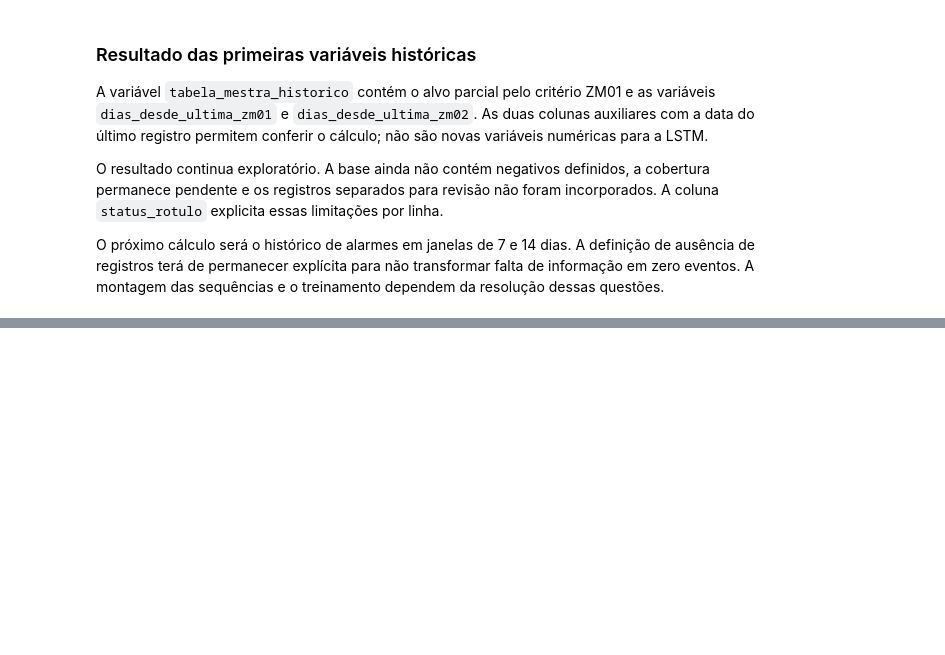
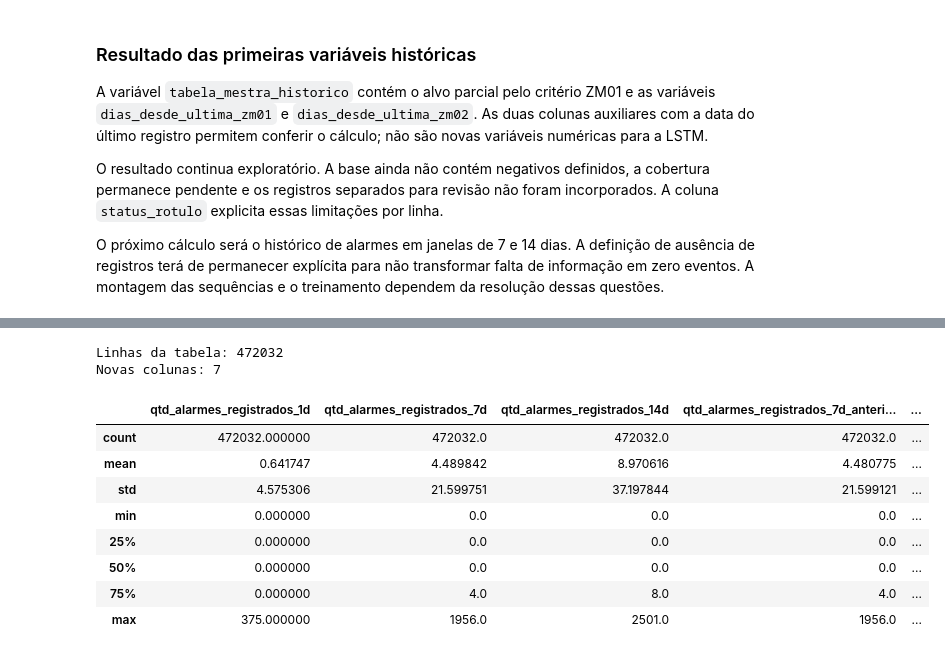
Before and after one commit to joaocardosodias/Lumem, a Jupyter notebook: models/modelo-rnn-1/01-criacao-tabela-mestra.ipynb, the cells around one changed output, grey strips where cells are left out. Saved outputs shown, nothing was run; the diff lists cells and outputs as text; code cells hidden in the pictures; blank space fills up the shorter version.

```diff
--- a/models/modelo-rnn-1/01-criacao-tabela-mestra.ipynb
+++ b/models/modelo-rnn-1/01-criacao-tabela-mestra.ipynb
@@ -1835,0 +1948,21 @@ O próximo cálculo será o histórico de alarmes em janelas de 7 e 14 dias. A d
+# %%
+for dias in [7, 14]:
+    historico_alarmes_diario[f"qtd_alarmes_registrados_{dias}d"] = (
+        historico_alarmes_diario.groupby("chave_candidata")["qtd_alarmes_registrados_1d"]
+        .rolling(window=dias, min_periods=dias)
+        .sum()
+        .reset_index(level=0, drop=True)
+        .astype("Int64")
+    )
+
+    historico_alarmes_diario[f"dias_com_registro_{dias}d"] = (
+        historico_alarmes_diario.groupby("chave_candidata")["dia_com_registro"]
+        .rolling(window=dias, min_periods=dias)
+        .sum()
+        .reset_index(level=0, drop=True)
+        .astype("Int64")
+    )
+
+display(historico_alarmes_diario.loc[
+    historico_alarmes_diario["data"].eq(DATA_INICIO)
+].head())
@@ -1835,0 +2028,31 @@ O próximo cálculo será o histórico de alarmes em janelas de 7 e 14 dias. A d
+# %%
+tabela_mestra_janelas = tabela_mestra_historico.merge(
+    janelas_alarmes,
+    on=["chave_candidata", "data"],
+    how="left",
+    validate="one_to_one",
+)
+
+assert len(tabela_mestra_janelas) == len(tabela_mestra_historico)
+assert not tabela_mestra_janelas.duplicated(["chave_candidata", "data"]).any()
+assert tabela_mestra_janelas["falha_7d"].equals(tabela_mestra_historico["falha_7d"])
+assert tabela_mestra_janelas["qtd_registros_alarmes"].equals(
+    tabela_mestra_historico["qtd_registros_alarmes"]
+)
+assert tabela_mestra_janelas[colunas_janelas].notna().all().all()
+
+print("Linhas da tabela:", len(tabela_mestra_janelas))
+print("Novas colunas:", len(colunas_janelas))
+display(tabela_mestra_janelas[colunas_janelas].describe())
+# %% [output]
+Linhas da tabela: 472032
+Novas colunas: 7
+|  | qtd_alarmes_registrados_1d | qtd_alarmes_registrados_7d | qtd_alarmes_registrados_14d | qtd_alarmes_registrados_7d_anteri... | ... |
+| count | 472032.000000 | 472032.0 | 472032.0 | 472032.0 | ... |
+| mean | 0.641747 | 4.489842 | 8.970616 | 4.480775 | ... |
+| std | 4.575306 | 21.599751 | 37.197844 | 21.599121 | ... |
+| min | 0.000000 | 0.0 | 0.0 | 0.0 | ... |
+| 25% | 0.000000 | 0.0 | 0.0 | 0.0 | ... |
+| 50% | 0.000000 | 0.0 | 0.0 | 0.0 | ... |
+| 75% | 0.000000 | 4.0 | 8.0 | 4.0 | ... |
+| max | 375.000000 | 1956.0 | 2501.0 | 1956.0 | ... |
```
Also changed, not shown: parts of 12 cells of this notebook.
